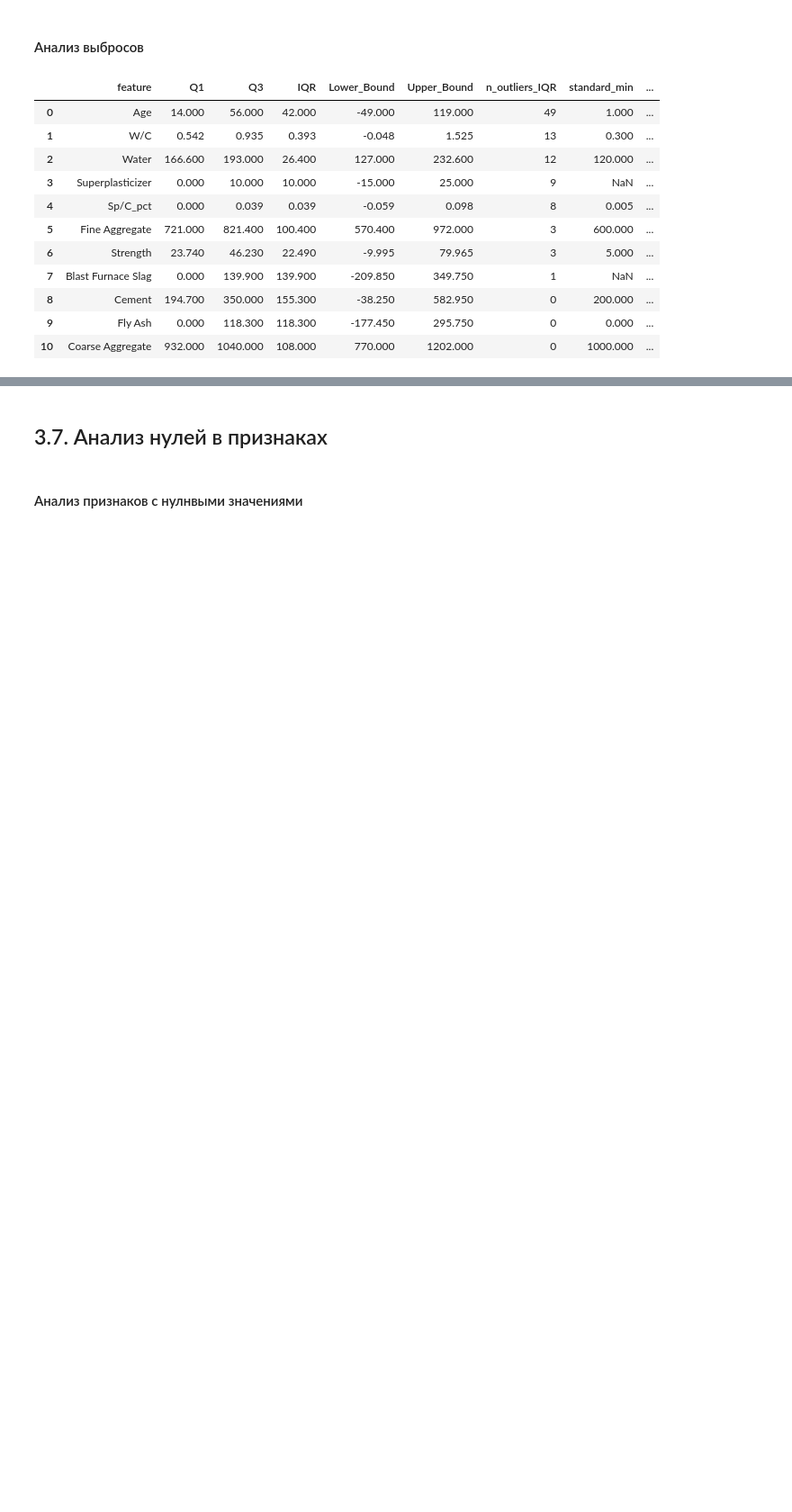
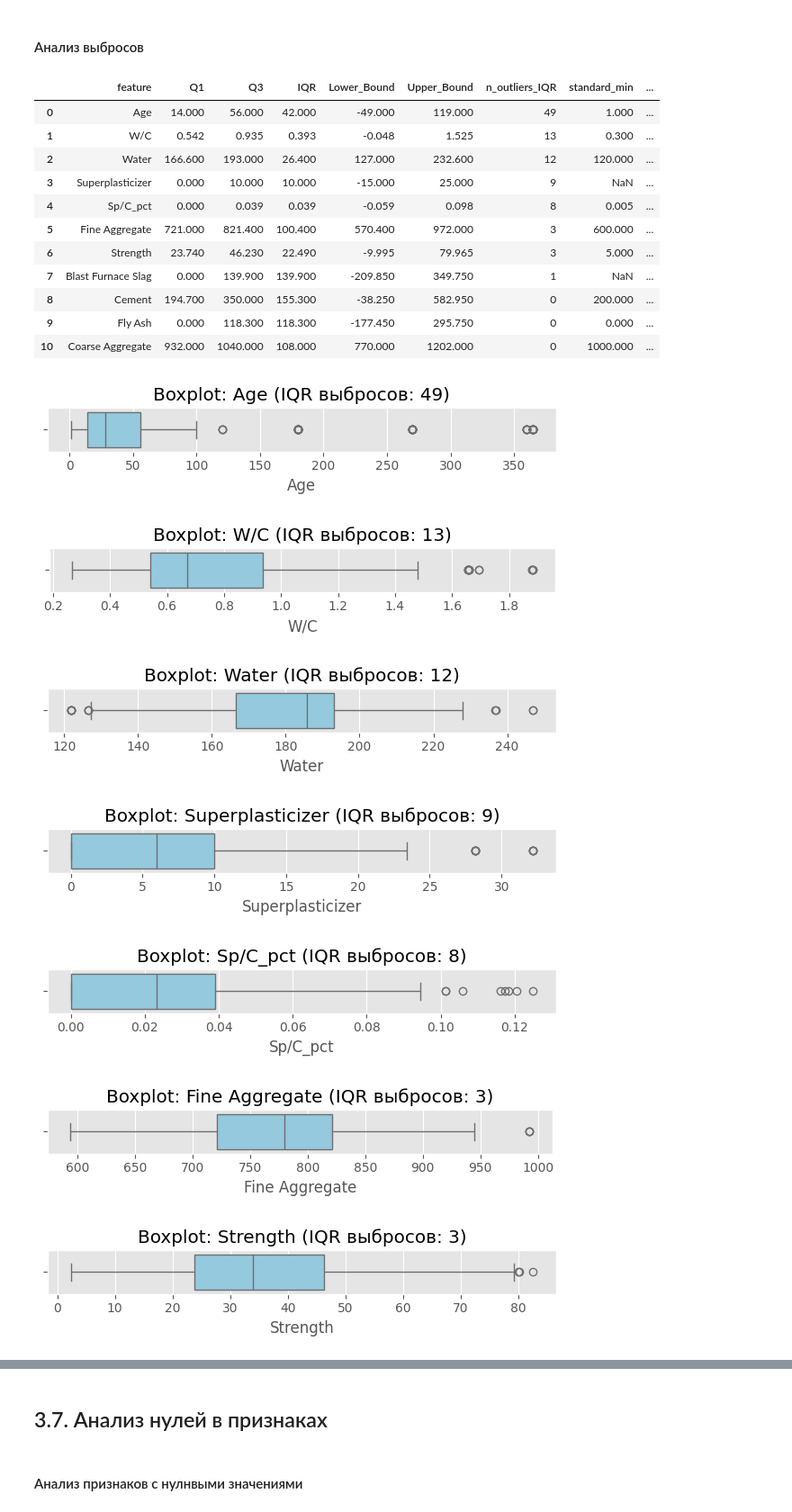
Before and after one commit to ProninPV/ml-regression_concrete-strength, a Jupyter notebook: notebooks/03_Data_loading_and_preprocessing.ipynb, the cells around one changed output, grey strips where cells are left out. Shown at 90% size. Cells and saved outputs as stored; diff of their text form; code cells hidden in the pictures; blank space fills up the shorter version.

```diff
--- a/notebooks/03_Data_loading_and_preprocessing.ipynb
+++ b/notebooks/03_Data_loading_and_preprocessing.ipynb
@@ -190,4 +190,12 @@ summary_df
 | 10 | Coarse Aggregate | 932.000 | 1040.000 | 108.000 | 770.000 | 1202.000 | 0 | 1000.000 | ... |
 # %%
 # Построение графиков
-ml_utils.plot_outliers(df_train_feat, summary_df, max_plots=10)
+visualization.plot_outliers(df_train_feat, summary_df, max_plots=10)
+# %% [output]
+[figure, added]
+[figure, added]
+[figure, added]
+[figure, added]
+[figure, added]
+[figure, added]
+[figure, added]
```
Also changed, not shown: parts of 6 cells of this notebook, 12 other files.
